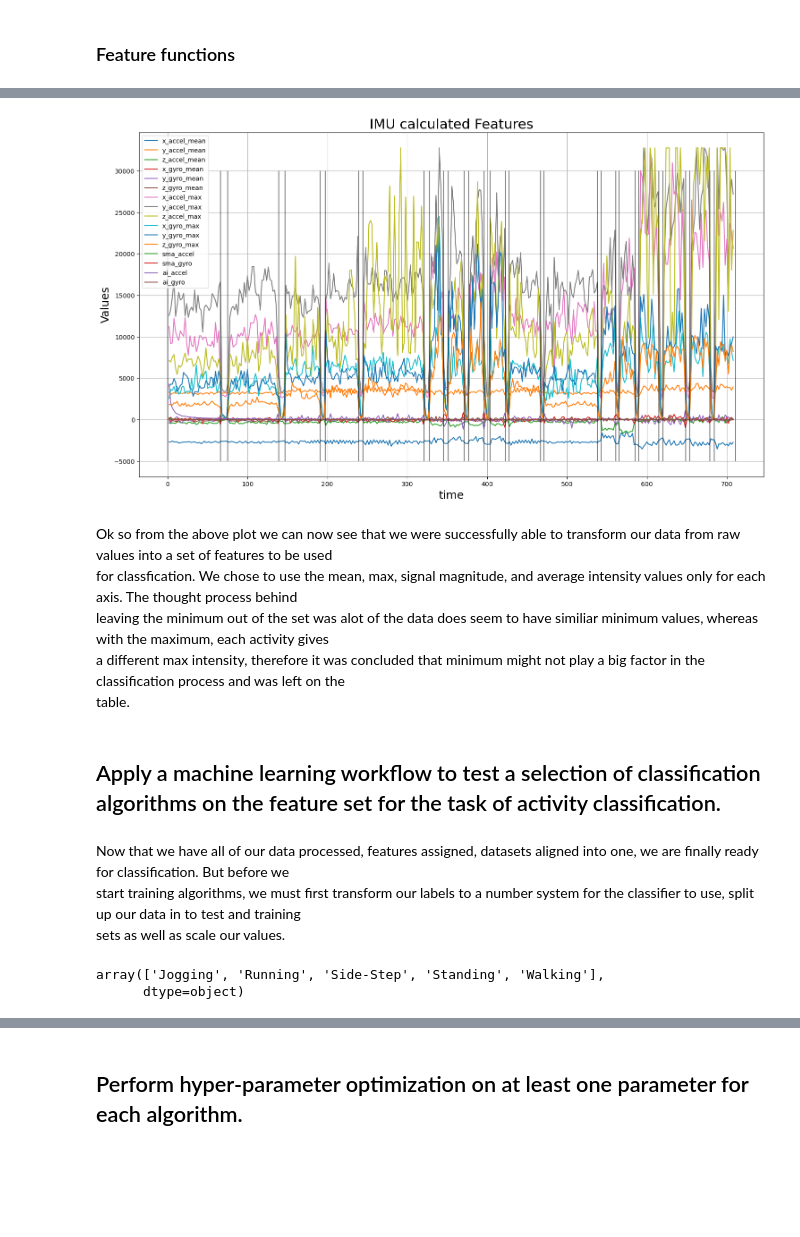
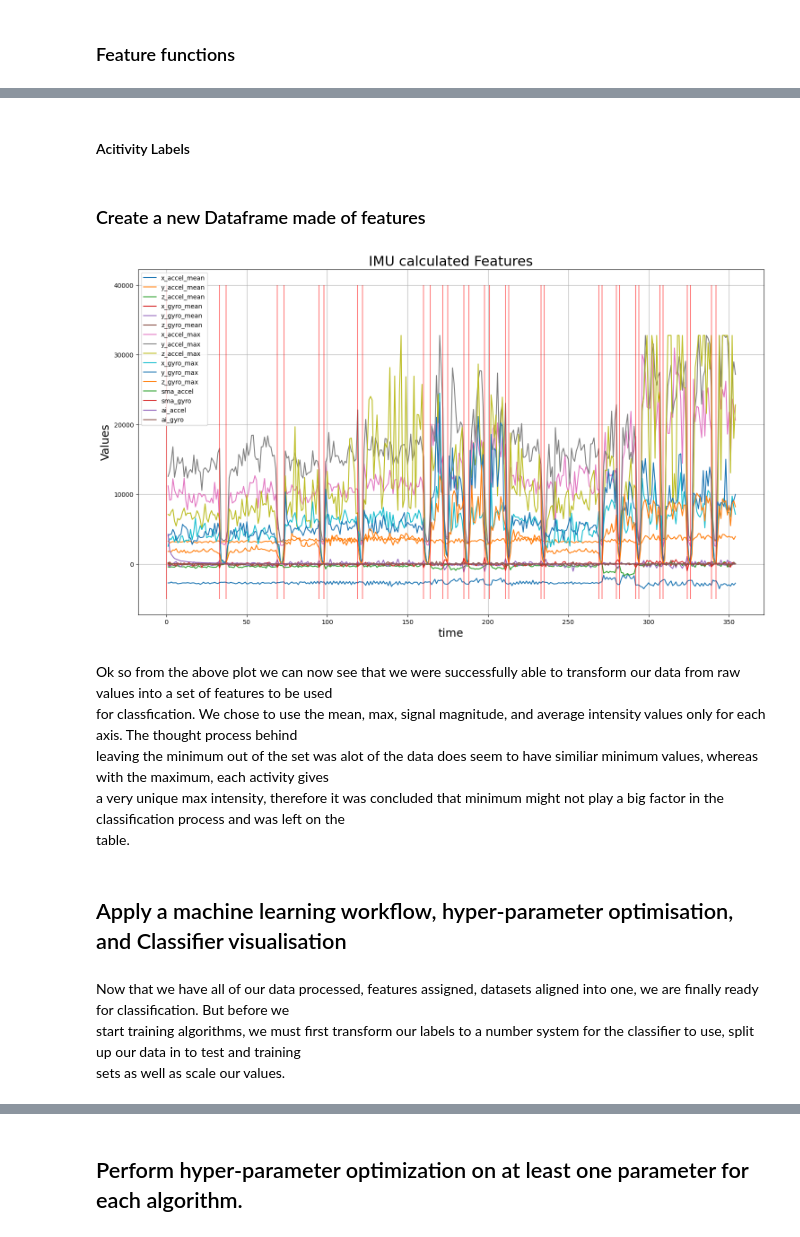
Before and after one commit to Mokoto-K/COSC102-assignment-3, a Jupyter notebook: assignment-3.ipynb, the cells around one changed output, grey strips where cells are left out. Saved outputs shown, nothing was run; the diff lists cells and outputs as text; code cells hidden in the pictures; blank space fills up the shorter version.

```diff
--- a/assignment-3.ipynb
+++ b/assignment-3.ipynb
@@ -572,4 +590,6 @@ def calculate_average_intensity(time_series, x, y, z, time_step):
             zsum += z[i]
             seconds += time_step
     return ai
+# %% [markdown]
+#### Acitivity Labels
 # %%
@@ -614,9 +618,17 @@ imu_features["time"] = time
+# %% [markdown]
+### Create a new Dataframe made of features
 # %%
-# Add each feature to the features dataframe with the retrun values of the given functions
+# Create a new dataframe to hold all of our features
+imu_features = pd.DataFrame()
 
-# reset the time_steps
+# Set a time step to calculate all features over, this is the amount of seconds that each feature should be calculated
+# over, be warned, when increasing this number it doesn't take long for the accuracy of the features to drop
+# dramatically as you are calculating over longer time periods with activity changes.
 time_steps = 2
+
+# time series of values
 time_series = imu_processed["time (seconds)"]
+
 # Mean features
 imu_features["x_accel_mean"] = calculate_mean(time_series, imu_processed["x_axis_accel"], time_steps)
 imu_features["y_accel_mean"] = calculate_mean(time_series, imu_processed["y_axis_accel"], time_steps)
@@ -640,21 +652,52 @@ imu_features["sma_gyro"] = calculate_signal_magnitude_area(time_series, imu_proc
 # average intensity
 imu_features["ai_accel"] = calculate_average_intensity(time_series, imu_processed["x_axis_accel"], imu_processed["y_axis_accel"], imu_processed["z_axis_accel"], time_steps)
 imu_features["ai_gyro"] = calculate_average_intensity(time_series, imu_processed["x_axis_gyro"], imu_processed["y_axis_gyro"], imu_processed["z_axis_gyro"], time_steps)
+
+# Label feature
+imu_features["target"] = assign_labels(time_series, imu_processed["label"], time_steps)
+
+# # Finally add time in seconds to our new dataframe
+time = []
+steps = 1
+# iterate through all row of activites and append a value of time
+for row in range(len(imu_features)):
+    time.append(steps)
+    steps += 1
+
+# add the list to the features dataframe
+imu_features["time"] = time
 # %%
+# Since the time steps can change depending on if we want 1, 2, 3, etc second itervals to calculate
+# our features over, we have to make sure the activity transitions move with the time steps, below
+# is a loop that creates a list of activity transitions depending on the value in the data series
+activity_markers = [0]
+# Set a variable to keep track of the current activity we are up to
+current_label = imu_features["target"][0]
+# iterate through all rows of the target labels, ie "walking", "jogging", etc
+for row in range(len(imu_features["target"])):
+    # if the current activity isnt the same as the target row, append the value to the list and
+
+    if current_label != imu_features["target"][row]:
+        activity_markers.append(row)
+        # change the current activity to the freshly added value to our list
+        current_label = imu_features["target"][row]
+
 # plot the new dataframe with the calculated features and add the vertical lines from the activity series to check it lines up
 plot_dataframe(imu_features["time"], imu_features.drop(["target", "time"], axis=1), "IMU calculated Features")
-plt.vlines(activity_data_raw["time"], -5000,30000, color="k", alpha=0.5)
+
+# Plot the vertical lines associated with our activity transitions
+plt.vlines(activity_markers, -5000,40000, color="r", alpha=0.5)
 plt.show()
 # %% [output]
-[figure, old version]
+[figure, new version]
 # %% [markdown]
 Ok so from the above plot we can now see that we were successfully able to transform our data from raw values into a set of features to be used <br>
 for classfication. We chose to use the mean, max, signal magnitude, and average intensity values only for each axis. The thought process behind <br>
 leaving the minimum out of the set was alot of the data does seem to have similiar minimum values, whereas with the maximum, each activity gives <br>
-a different max intensity, therefore it was concluded that minimum might not play a big factor in the classification process and was left on the <br>
+a very unique max intensity, therefore it was concluded that minimum might not play a big factor in the classification process and was left on the <br>
 table.
 # %% [markdown]
-## Apply a machine learning workflow to test a selection of classification algorithms on the feature set for the task of activity classification.
+## Apply a machine learning workflow, hyper-parameter optimisation, and Classifier visualisation
 # %% [markdown]
 Now that we have all of our data processed, features assigned, datasets aligned into one, we are finally ready for classification. But before we <br>
 start training algorithms, we must first transform our labels to a number system for the classifier to use, split up our data in to test and training <br>
@@ -669,12 +712,9 @@ lb = LabelEncoder()
 labels = lb.fit_transform(labels)
 
 # Sanity check the labels
-lb.classes_
+# lb.classes_
 # ceck it worked
 # labels
-# %% [output]
-array(['Jogging', 'Running', 'Side-Step', 'Standing', 'Walking'],
-      dtype=object)
 # %%
 # Create our test train splits
 
```
Also changed, not shown: parts of 22 cells of this notebook.
